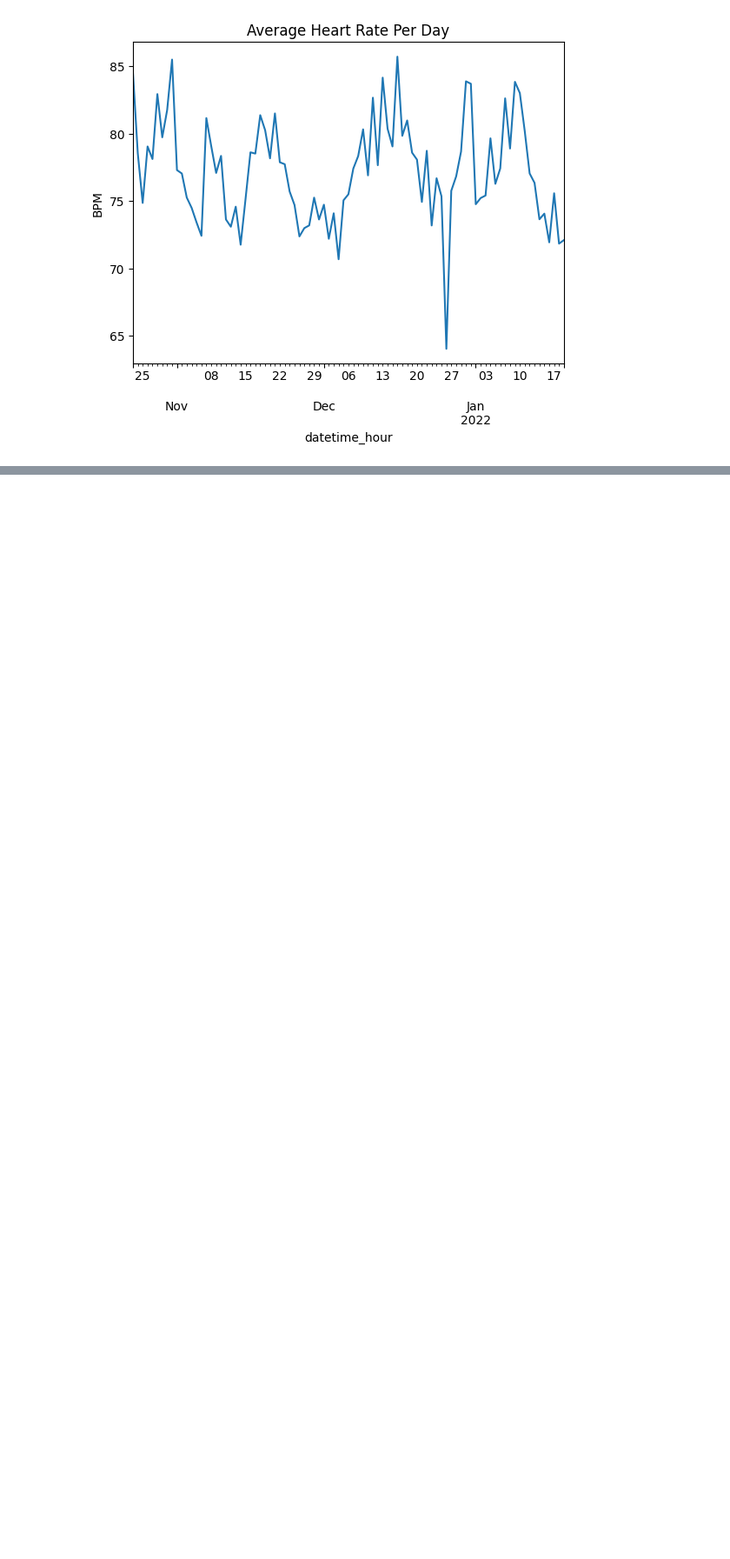
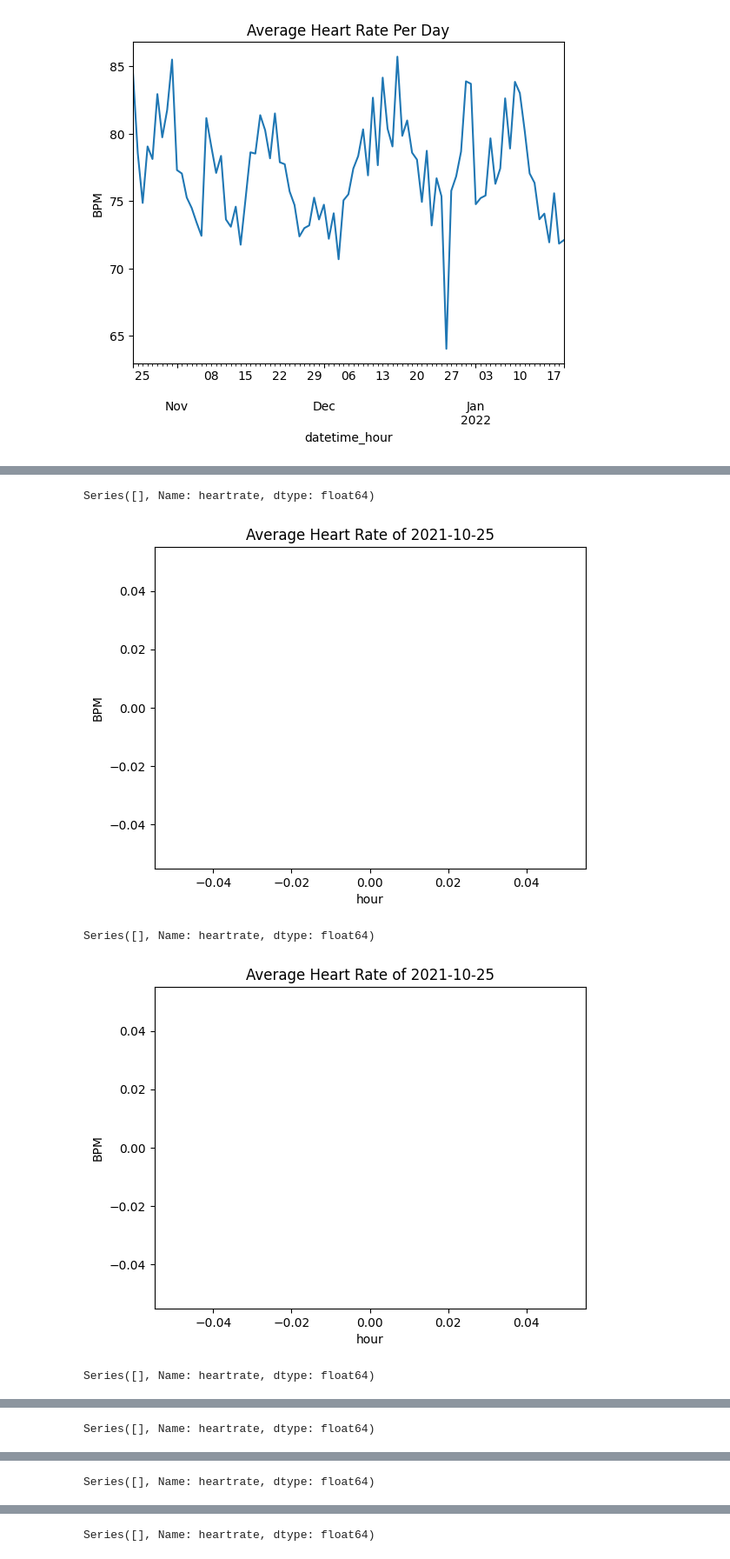
Before and after one commit to xanderaerts/ProjectLabProject, a Jupyter notebook: heartRate.ipynb, the cells around one changed output, grey strips where cells are left out. Shown: that part at 87% size. Drawn from its saved outputs; the diff is of its cells as text; code cells hidden in the pictures; blank space fills up the shorter version.

```diff
--- a/heartRate.ipynb
+++ b/heartRate.ipynb
@@ -86,0 +93,26 @@ KeyError: 'datetime'
+# %%
+
+#voor bepaalde dag
+
+chosenDay = "25/10/2021"
+targetDay = pd.to_datetime(chosenDay).date()
+for day in pd.date_range(start=targetDay, end="17/11/2021", freq='D'):
+    # Filter op targetDay
+    dfDay = df[df["dateTime"].dt.date == day]
+
+    # groeperen per groep
+    dfDay["hour"] = dfDay["dateTime"].dt.hour
+    avgHeartratePerHour = dfDay.groupby("hour")["heartrate"].mean()
+
+    print(avgHeartratePerHour)
+
+    dfChosenDay = df["dateTime"].dt.floor("H")
+
+    avgHeartratePerHour.plot(title=f"Average Heart Rate of {day}", ylabel="BPM")
+    plt.show()
+# %% [output]
+Series([], Name: heartrate, dtype: float64)
+[figure, added]
+Series([], Name: heartrate, dtype: float64)
+[figure, added]
+Series([], Name: heartrate, dtype: float64)
@@ -86,0 +120 @@ KeyError: 'datetime'
+Series([], Name: heartrate, dtype: float64)
@@ -86,0 +122 @@ KeyError: 'datetime'
+Series([], Name: heartrate, dtype: float64)
@@ -86,0 +124 @@ KeyError: 'datetime'
+Series([], Name: heartrate, dtype: float64)
```
Also changed, not shown: parts of 2 cells of this notebook.
